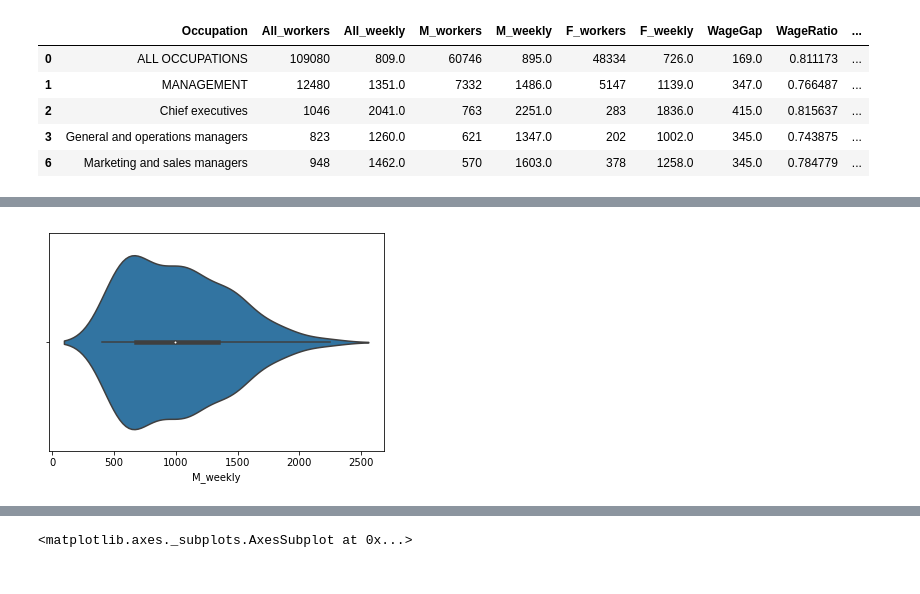
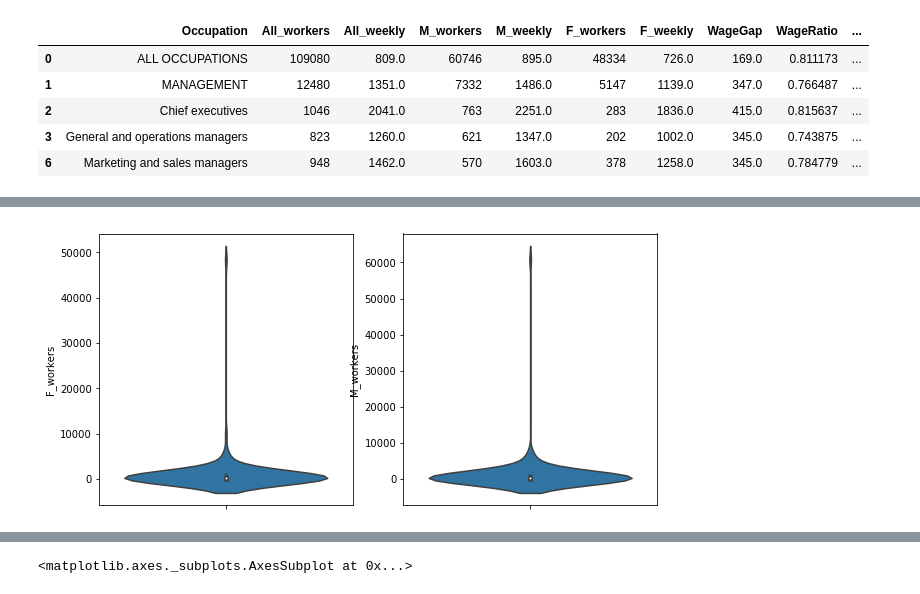
Before and after one commit to Schmidt8181/CapstoneProject, a Jupyter notebook: CapstoneProject.ipynb, the cells around one changed output, grey strips where cells are left out. Saved outputs shown, nothing was run; the diff lists cells and outputs as text; code cells hidden in the pictures.

```diff
--- a/CapstoneProject.ipynb
+++ b/CapstoneProject.ipynb
@@ -164,5 +156,9 @@ plt.show()
-# %%
-sns.violinplot(x='M_weekly', data=cleanedgenderwage)
-plt.show()
-# %% [output]
-[figure, removed]
+# %%
+plt.figure(figsize=(10,5))
+plt.subplot(1, 2, 1)
+sns.violinplot(x='F_workers', data=cleanedgenderwage, orient='v')
+plt.subplot(1, 2, 2)
+sns.violinplot(x='M_workers', data=cleanedgenderwage, orient='v')
+plt.show()
+# %% [output]
+[figure, added]
```
Also changed, not shown: parts of 8 cells of this notebook.
